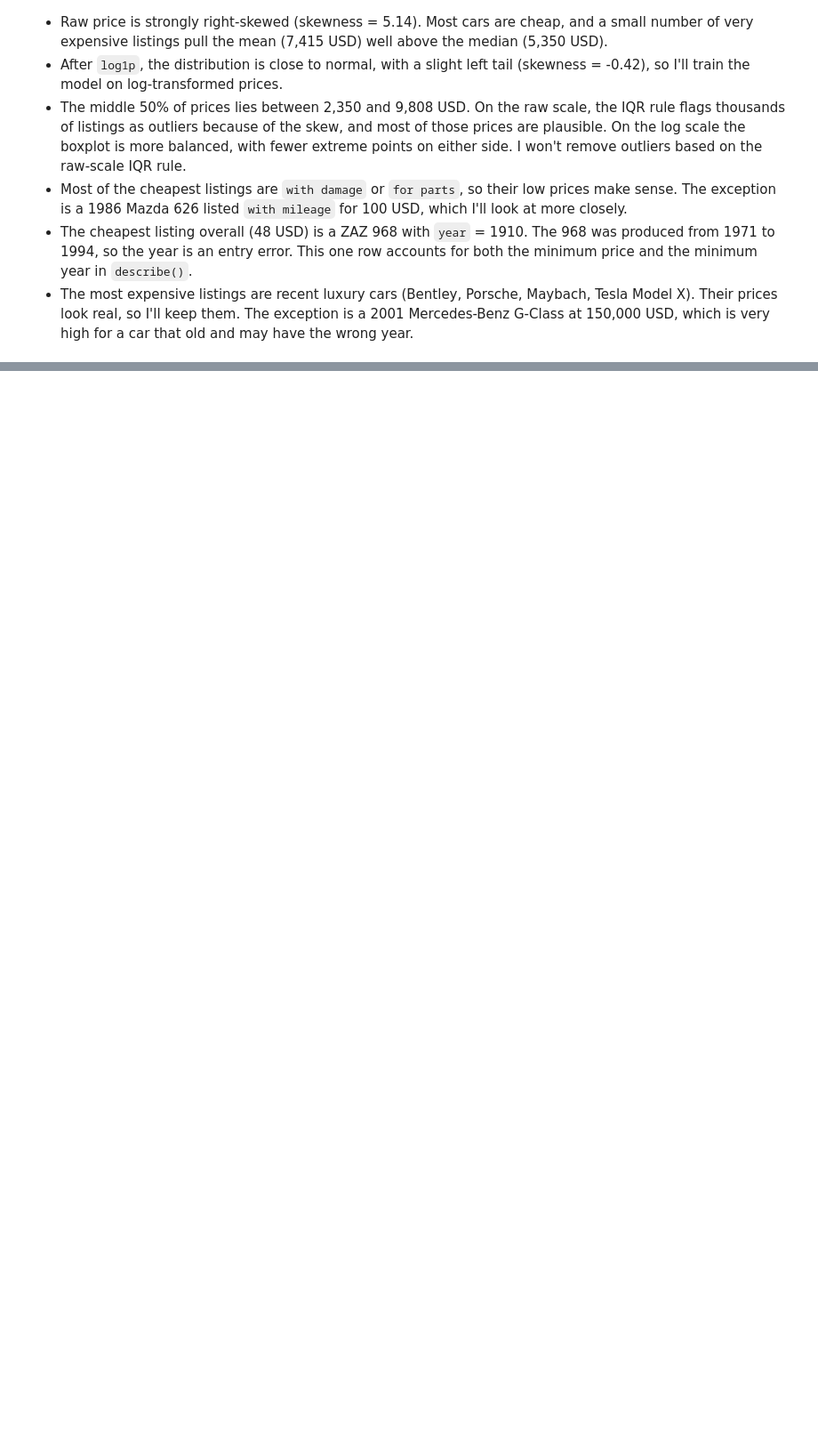
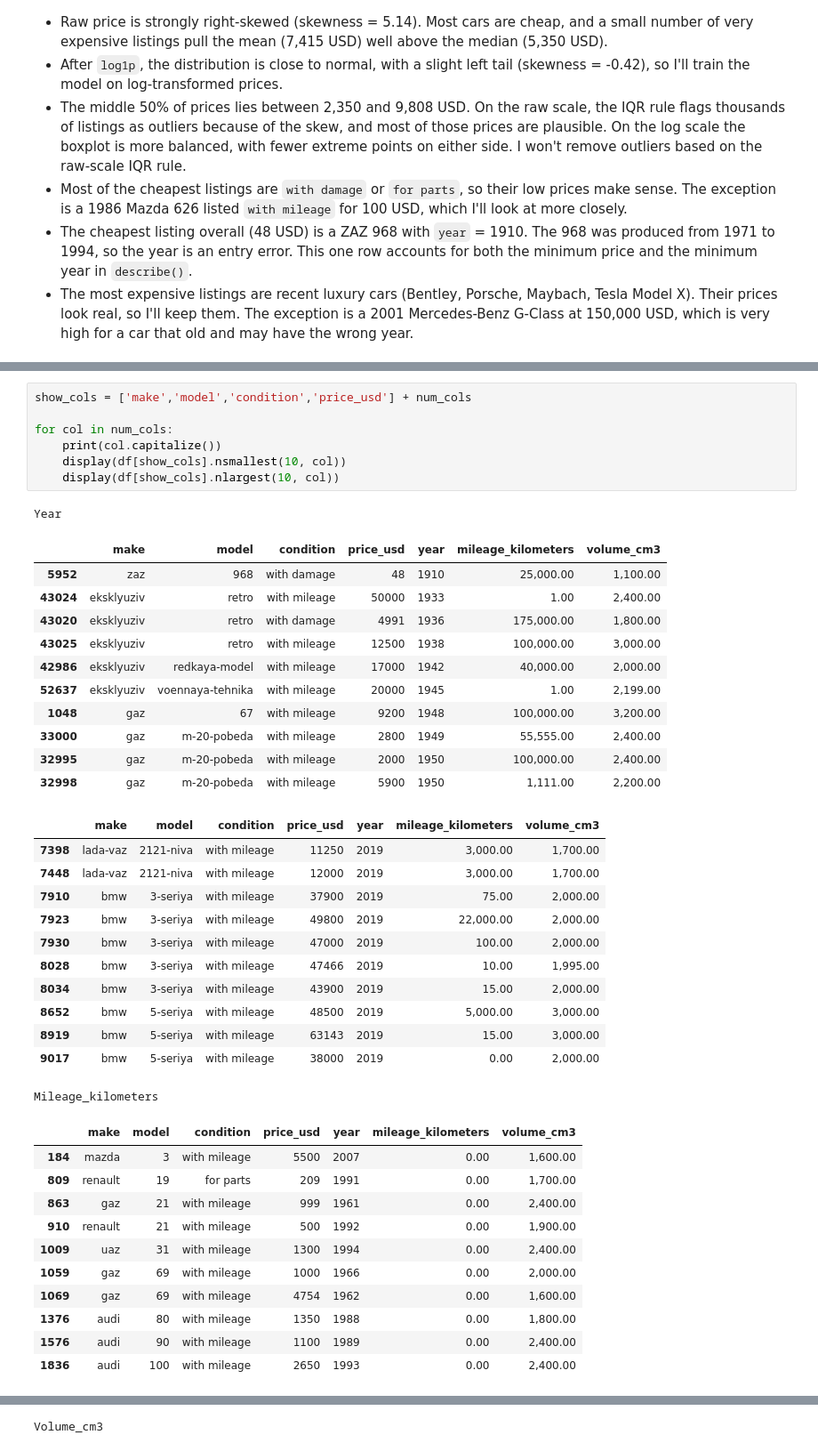
Before and after one commit to VukasinJ-dev/car-price-prediction, a Jupyter notebook: notebooks/01_eda.ipynb, the cells around one changed output, grey strips where cells are left out. Shown at 89% size. Drawn from its saved outputs; the diff is of its cells as text; blank space fills up the shorter version.

```diff
--- a/notebooks/01_eda.ipynb
+++ b/notebooks/01_eda.ipynb
@@ -304,0 +353,43 @@ df[['make', 'model', 'year', 'condition', 'price_usd']].nlargest(10, 'price_usd'
+# %%
+show_cols = ['make','model','condition','price_usd'] + num_cols
+
+for col in num_cols:
+    print(col.capitalize())
+    display(df[show_cols].nsmallest(10, col))
+    display(df[show_cols].nlargest(10, col))
+# %% [output]
+Year
+|  | make | model | condition | price_usd | year | mileage_kilometers | volume_cm3 |
+| 5952 | zaz | 968 | with damage | 48 | 1910 | 25,000.00 | 1,100.00 |
+| 43024 | eksklyuziv | retro | with mileage | 50000 | 1933 | 1.00 | 2,400.00 |
+| 43020 | eksklyuziv | retro | with damage | 4991 | 1936 | 175,000.00 | 1,800.00 |
+| 43025 | eksklyuziv | retro | with mileage | 12500 | 1938 | 100,000.00 | 3,000.00 |
+| 42986 | eksklyuziv | redkaya-model | with mileage | 17000 | 1942 | 40,000.00 | 2,000.00 |
+| 52637 | eksklyuziv | voennaya-tehnika | with mileage | 20000 | 1945 | 1.00 | 2,199.00 |
+| 1048 | gaz | 67 | with mileage | 9200 | 1948 | 100,000.00 | 3,200.00 |
+| 33000 | gaz | m-20-pobeda | with mileage | 2800 | 1949 | 55,555.00 | 2,400.00 |
+| 32995 | gaz | m-20-pobeda | with mileage | 2000 | 1950 | 100,000.00 | 2,400.00 |
+| 32998 | gaz | m-20-pobeda | with mileage | 5900 | 1950 | 1,111.00 | 2,200.00 |
+|  | make | model | condition | price_usd | year | mileage_kilometers | volume_cm3 |
+| 7398 | lada-vaz | 2121-niva | with mileage | 11250 | 2019 | 3,000.00 | 1,700.00 |
+| 7448 | lada-vaz | 2121-niva | with mileage | 12000 | 2019 | 3,000.00 | 1,700.00 |
+| 7910 | bmw | 3-seriya | with mileage | 37900 | 2019 | 75.00 | 2,000.00 |
+| 7923 | bmw | 3-seriya | with mileage | 49800 | 2019 | 22,000.00 | 2,000.00 |
+| 7930 | bmw | 3-seriya | with mileage | 47000 | 2019 | 100.00 | 2,000.00 |
+| 8028 | bmw | 3-seriya | with mileage | 47466 | 2019 | 10.00 | 1,995.00 |
+| 8034 | bmw | 3-seriya | with mileage | 43900 | 2019 | 15.00 | 2,000.00 |
+| 8652 | bmw | 5-seriya | with mileage | 48500 | 2019 | 5,000.00 | 3,000.00 |
+| 8919 | bmw | 5-seriya | with mileage | 63143 | 2019 | 15.00 | 3,000.00 |
+| 9017 | bmw | 5-seriya | with mileage | 38000 | 2019 | 0.00 | 2,000.00 |
+Mileage_kilometers
+|  | make | model | condition | price_usd | year | mileage_kilometers | volume_cm3 |
+| 184 | mazda | 3 | with mileage | 5500 | 2007 | 0.00 | 1,600.00 |
+| 809 | renault | 19 | for parts | 209 | 1991 | 0.00 | 1,700.00 |
+| 863 | gaz | 21 | with mileage | 999 | 1961 | 0.00 | 2,400.00 |
+| 910 | renault | 21 | with mileage | 500 | 1992 | 0.00 | 1,900.00 |
+| 1009 | uaz | 31 | with mileage | 1300 | 1994 | 0.00 | 2,400.00 |
+| 1059 | gaz | 69 | with mileage | 1000 | 1966 | 0.00 | 2,000.00 |
+| 1069 | gaz | 69 | with mileage | 4754 | 1962 | 0.00 | 1,600.00 |
+| 1376 | audi | 80 | with mileage | 1350 | 1988 | 0.00 | 1,800.00 |
+| 1576 | audi | 90 | with mileage | 1100 | 1989 | 0.00 | 2,400.00 |
+| 1836 | audi | 100 | with mileage | 2650 | 1993 | 0.00 | 2,400.00 |
@@ -304,0 +407 @@ df[['make', 'model', 'year', 'condition', 'price_usd']].nlargest(10, 'price_usd'
+Volume_cm3
```
Also changed, not shown: parts of 18 cells of this notebook, 2 other files.
